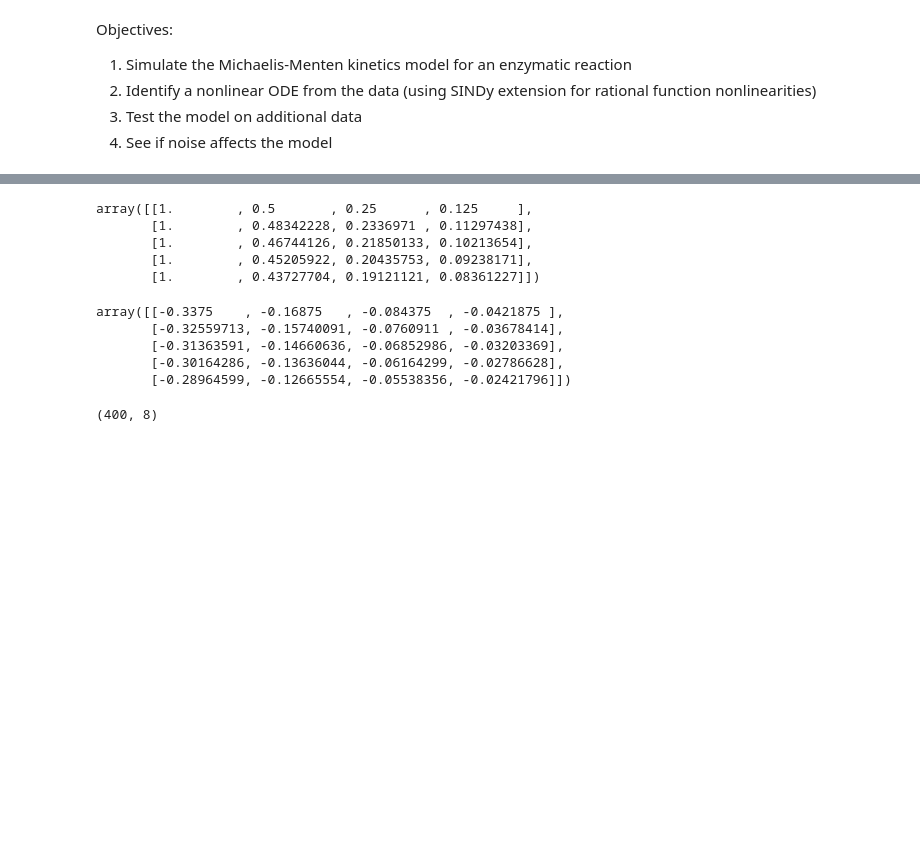
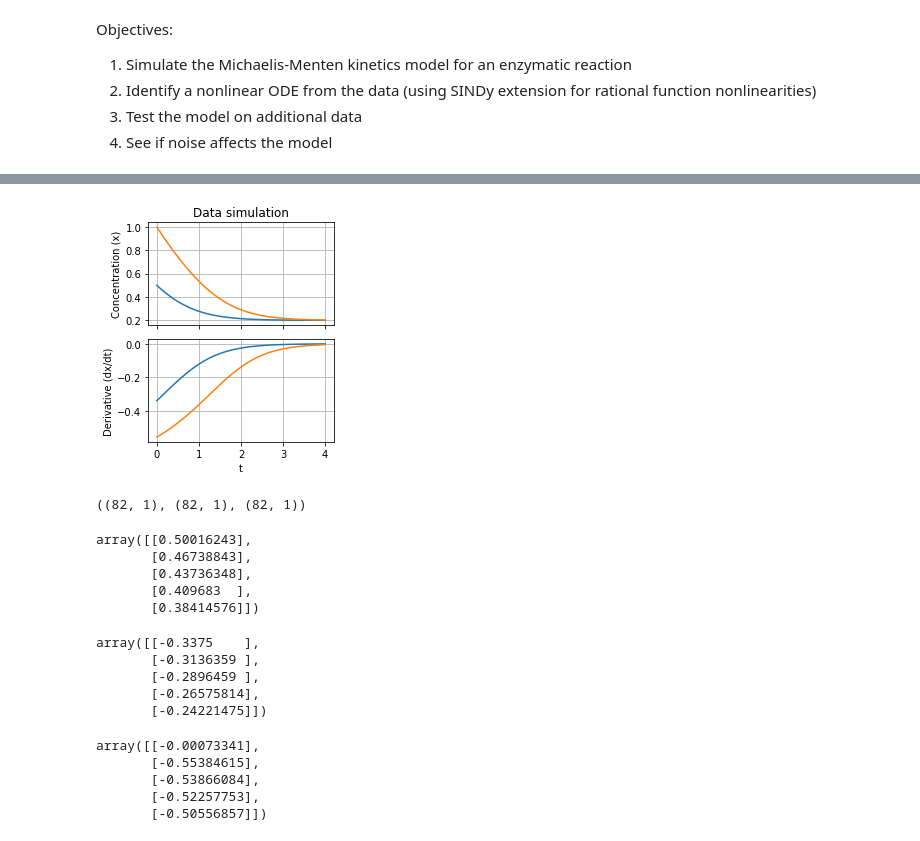
Before and after one commit to billtubbs/mech-575, a Jupyter notebook: code/python/Chapter-7-data-driven-SINDy-enzymatic-reaction.ipynb, the cells around one changed output, grey strips where cells are left out. Saved outputs shown, nothing was run; the diff lists cells and outputs as text; code cells hidden in the pictures; blank space fills up the shorter version.

```diff
--- a/code/python/Chapter-7-data-driven-SINDy-enzymatic-reaction.ipynb
+++ b/code/python/Chapter-7-data-driven-SINDy-enzymatic-reaction.ipynb
@@ -112,21 +107,58 @@ theta_2.shape
+# %%
+fig, axes = plt.subplots(2, 1, sharex=True,
+                         figsize=(3.5, 4))
+
+ax = axes[0]
+ax.plot(tspan, x_data_noisy)
+ax.set_ylabel('Concentration (x)')
+ax.set_title('Data simulation')
+ax.grid()
+
+ax = axes[1]
+ax.plot(tspan, dxdt_data_noisy)
+ax.set_xlabel('t')
+ax.set_ylabel('Derivative (dx/dt)')
+ax.grid()
+
+filepath = os.path.join(plot_dir, 'mm-kinetics-x-plot-noise.pdf')
+plt.tight_layout()
+plt.savefig(filepath)
+plt.show()
+# %% [output]
+[figure, added]
+# %%
+# Combine data from each simulation into one dataset
+xt = x_data_noisy.swapaxes(0, 1).reshape(-1, 1)
+dxdt = dxdt_data_noisy.swapaxes(0, 1).reshape(-1, 1)
+t = np.tile(tspan, measures).reshape(-1, 1)
+
+assert xt.shape == (N*measures, n)
+assert dxdt.shape == xt.shape
+assert t.shape == (N*measures, n)
+xt.shape, dxdt.shape, t.shape
+# %% [output]
+((82, 1), (82, 1), (82, 1))
 # %%
-theta_1[:5, :]
+xt[:5]
 # %% [output]
-array([[1.        , 0.5       , 0.25      , 0.125     ],
-       [1.        , 0.48342228, 0.2336971 , 0.11297438],
-       [1.        , 0.46744126, 0.21850133, 0.10213654],
-       [1.        , 0.45205922, 0.20435753, 0.09238171],
-       [1.        , 0.43727704, 0.19121121, 0.08361227]])
+array([[0.50016243],
+       [0.46738843],
+       [0.43736348],
+       [0.409683  ],
+       [0.38414576]])
 # %%
-theta_2[:5, :]
+dxdt[:5]
 # %% [output]
-array([[-0.3375    , -0.16875   , -0.084375  , -0.0421875 ],
-       [-0.32559713, -0.15740091, -0.0760911 , -0.03678414],
-       [-0.31363591, -0.14660636, -0.06852986, -0.03203369],
-       [-0.30164286, -0.13636044, -0.06164299, -0.02786628],
-       [-0.28964599, -0.12665554, -0.05538356, -0.02421796]])
+array([[-0.3375    ],
+       [-0.3136359 ],
+       [-0.2896459 ],
+       [-0.26575814],
+       [-0.24221475]])
-# %%
-theta = np.hstack([theta_1, theta_2])
-theta.shape
-# %% [output]
-(400, 8)
+# %%
+dxdt[40:45]
+# %% [output]
+array([[-0.00073341],
+       [-0.55384615],
+       [-0.53866084],
+       [-0.52257753],
+       [-0.50556857]])
```
Also changed, not shown: parts of 18 cells of this notebook, 3 other files.
